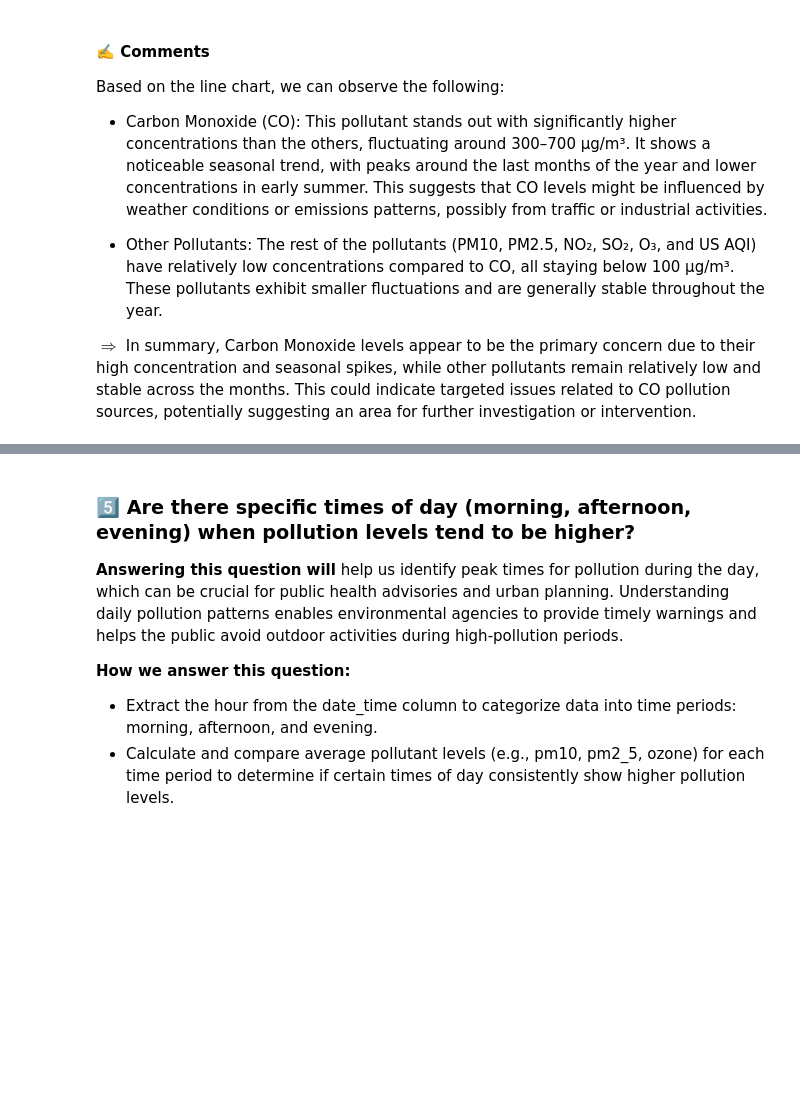
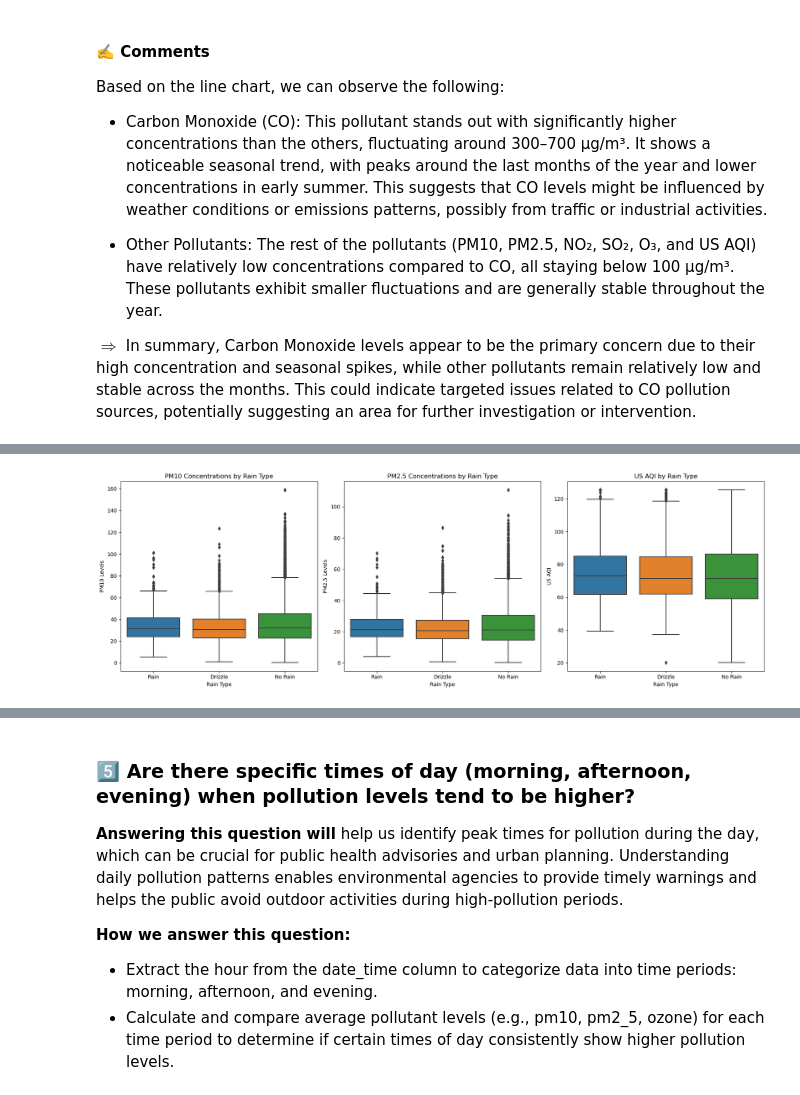
Before and after one commit to mtue04/HCMC-WAQ-Analysis, a Jupyter notebook: notebooks/3.2 - questioning.ipynb, the cells around one changed output, grey strips where cells are left out. Cells and saved outputs as stored; diff of their text form; code cells hidden in the pictures; blank space fills up the shorter version.

```diff
--- a/notebooks/3.2 - questioning.ipynb
+++ b/notebooks/3.2 - questioning.ipynb
@@ -414,0 +338,9 @@ Rain            33.359698  22.629533  73.956431
+# %%
+df4 = df_cleaned.copy()
+
+# Define No Rain, Rain and Drizzle weather types
+df4['rain_type'] = df4['weather_status'].apply(lambda x: 'Rain' if 'Rain' in x else ('Drizzle' if 'Drizzle' in x else 'No Rain'))
+
+# Group data by rain type and compute statistics
+rain_stats = df4.groupby('rain_type')[['pm10', 'pm2_5', 'us_aqi']].agg(['mean', 'median', 'std'])
+rain_stats
@@ -414,0 +354,26 @@ Rain            33.359698  22.629533  73.956431
+# %%
+fig, axes = plt.subplots(1, 3, figsize=(18, 6))
+
+# PM10 Concentrations by Rain Type
+sns.boxplot(x='rain_type', y='pm10', data=df4, ax=axes[0])
+axes[0].set_title('PM10 Concentrations by Rain Type')
+axes[0].set_xlabel('Rain Type')
+axes[0].set_ylabel('PM10 Levels')
+
+# PM2.5 Concentrations by Rain Type
+sns.boxplot(x='rain_type', y='pm2_5', data=df4, ax=axes[1])
+axes[1].set_title('PM2.5 Concentrations by Rain Type')
+axes[1].set_xlabel('Rain Type')
+axes[1].set_ylabel('PM2.5 Levels')
+
+# US AQI by Rain Type
+sns.boxplot(x='rain_type', y='us_aqi', data=df4, ax=axes[2])
+axes[2].set_title('US AQI by Rain Type')
+axes[2].set_xlabel('Rain Type')
+axes[2].set_ylabel('US AQI')
+
+plt.savefig(question41_path)
+plt.tight_layout()
+plt.show()
+# %% [output]
+[figure, added]
```
Also changed, not shown: parts of 10 cells of this notebook, 4 other files.
